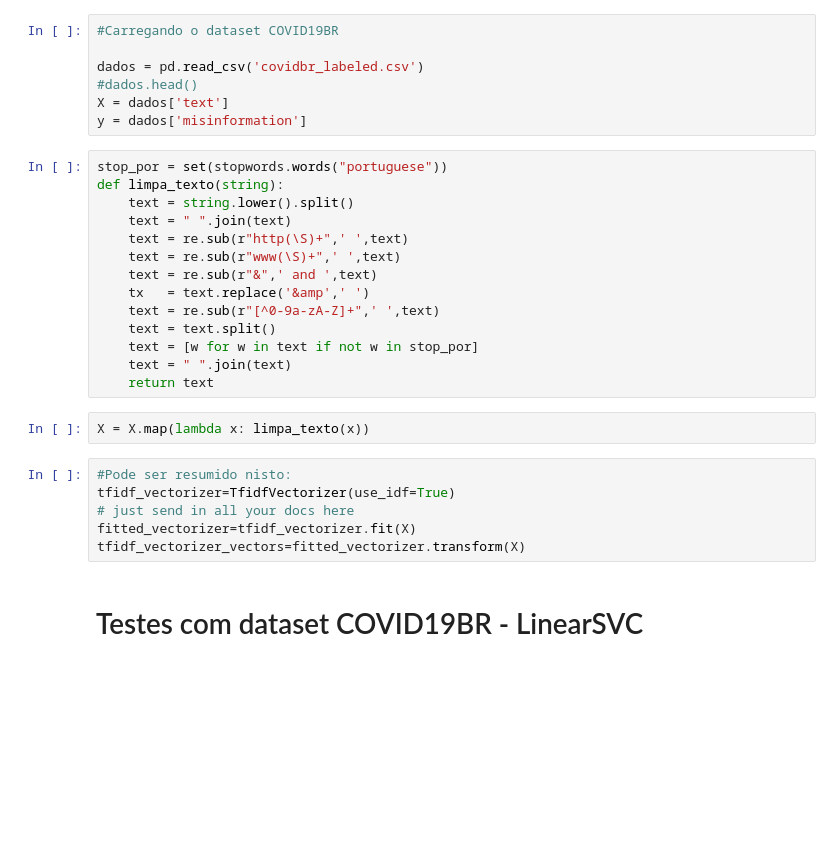
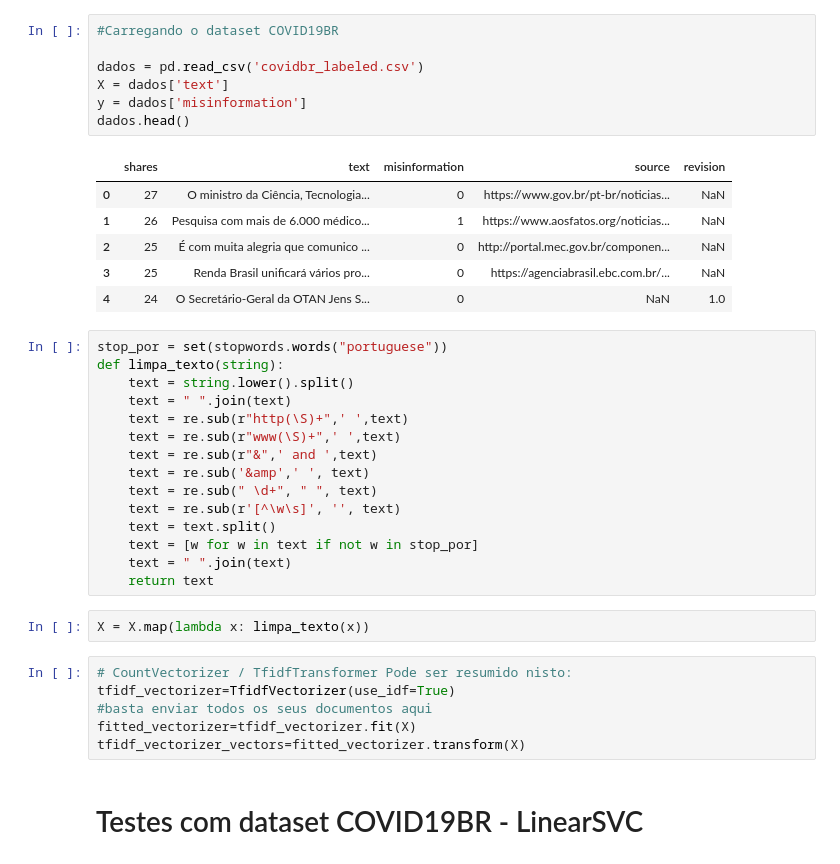
Before and after one commit to giovanipisa/datascience, a Jupyter notebook: COVID19BR/COVID19KFold.ipynb, the cells around one changed output. Drawn from its saved outputs; the diff is of its cells as text; blank space fills up the shorter version.

```diff
--- a/COVID19BR/COVID19KFold.ipynb
+++ b/COVID19BR/COVID19KFold.ipynb
@@ -25,10 +19,17 @@ True
 # %%
 #Carregando o dataset COVID19BR
 
 dados = pd.read_csv('covidbr_labeled.csv')
-#dados.head()
 X = dados['text']
 y = dados['misinformation']
+dados.head()
+# %% [output]
+|  | shares | text | misinformation | source | revision |
+| 0 | 27 | O ministro da Ciência, Tecnologia... | 0 | https://www.gov.br/pt-br/noticias... | NaN |
+| 1 | 26 | Pesquisa com mais de 6.000 médico... | 1 | https://www.aosfatos.org/noticias... | NaN |
+| 2 | 25 | É com muita alegria que comunico ... | 0 | http://portal.mec.gov.br/componen... | NaN |
+| 3 | 25 | Renda Brasil unificará vários pro... | 0 | https://agenciabrasil.ebc.com.br/... | NaN |
+| 4 | 24 | O Secretário-Geral da OTAN Jens S... | 0 | NaN | 1.0 |
 # %%
 stop_por = set(stopwords.words("portuguese"))
 def limpa_texto(string):
@@ -37,8 +38,9 @@ def limpa_texto(string):
     text = re.sub(r"http(\S)+",' ',text)
     text = re.sub(r"www(\S)+",' ',text)
     text = re.sub(r"&",' and ',text)
-    tx   = text.replace('&amp',' ')
-    text = re.sub(r"[^0-9a-zA-Z]+",' ',text)
+    text = re.sub('&amp',' ', text)
+    text = re.sub(" \d+", " ", text)
+    text = re.sub(r'[^\w\s]', '', text)
     text = text.split()
     text = [w for w in text if not w in stop_por]
     text = " ".join(text)
@@ -46,9 +48,9 @@ def limpa_texto(string):
 # %%
 X = X.map(lambda x: limpa_texto(x))
 # %%
-#Pode ser resumido nisto:
+# CountVectorizer / TfidfTransformer Pode ser resumido nisto:
 tfidf_vectorizer=TfidfVectorizer(use_idf=True)
-# just send in all your docs here
+#basta enviar todos os seus documentos aqui
 fitted_vectorizer=tfidf_vectorizer.fit(X)
 tfidf_vectorizer_vectors=fitted_vectorizer.transform(X)
 # %% [markdown]
```
Also changed, not shown: parts of 11 cells of this notebook, 1 other file.
